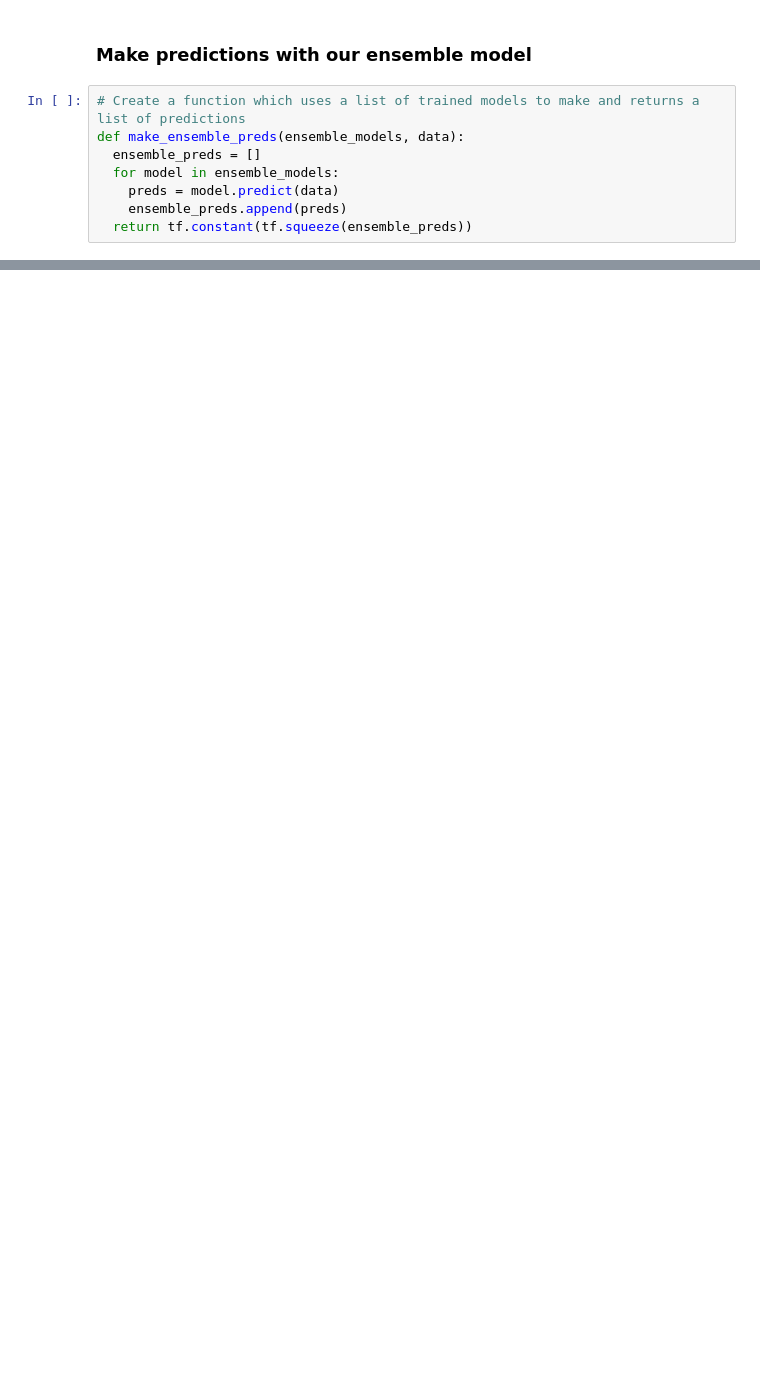
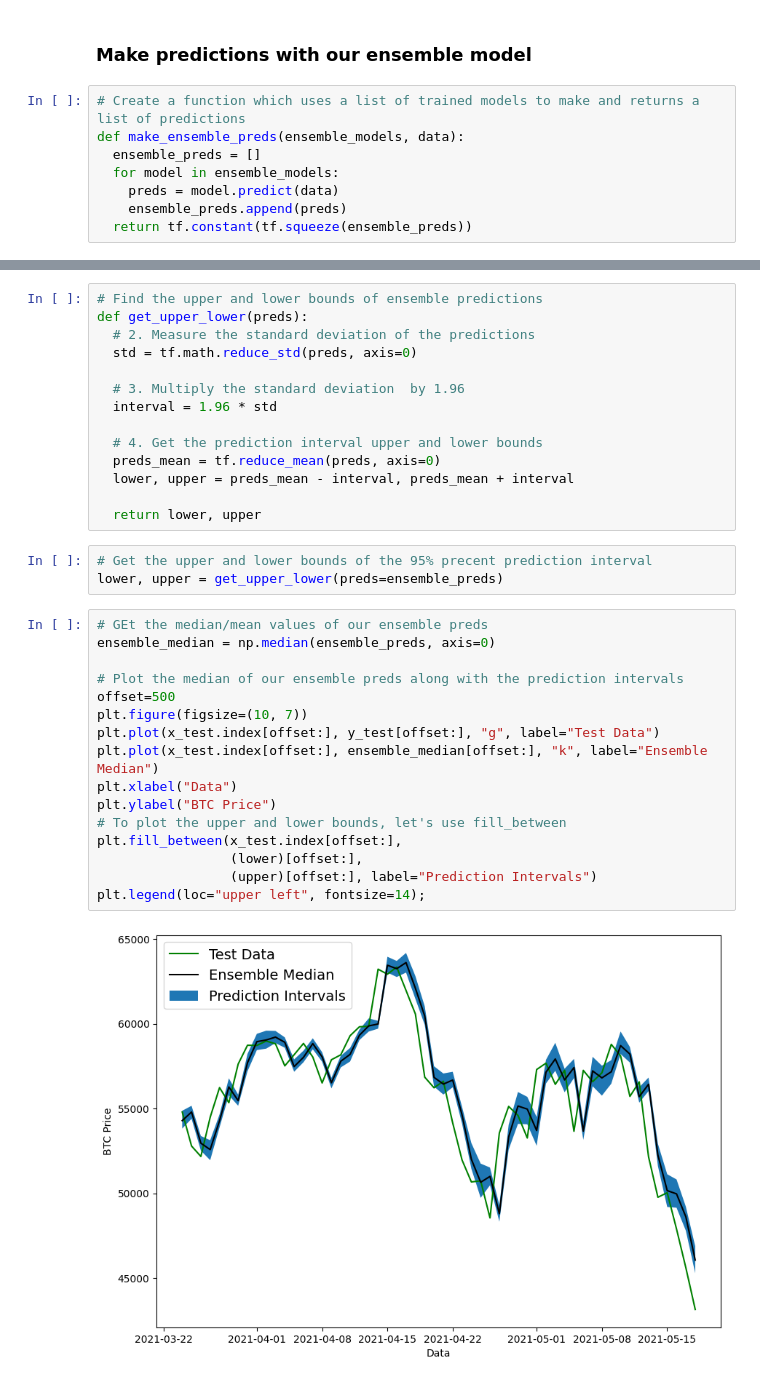
Before and after one commit to Nuthan03/Time-series, a Jupyter notebook: time_series_forecasting.ipynb, the cells around one changed output, grey strips where cells are left out. Drawn from its saved outputs; the diff is of its cells as text; blank space fills up the shorter version.

```diff
--- a/time_series_forecasting.ipynb
+++ b/time_series_forecasting.ipynb
@@ -1870,0 +1885,35 @@ ensemble_results
+# %%
+# Find the upper and lower bounds of ensemble predictions
+def get_upper_lower(preds):
+  # 2. Measure the standard deviation of the predictions
+  std = tf.math.reduce_std(preds, axis=0)
+
+  # 3. Multiply the standard deviation  by 1.96
+  interval = 1.96 * std
+
+  # 4. Get the prediction interval upper and lower bounds
+  preds_mean = tf.reduce_mean(preds, axis=0)
+  lower, upper = preds_mean - interval, preds_mean + interval
+
+  return lower, upper
+# %%
+# Get the upper and lower bounds of the 95% precent prediction interval
+lower, upper = get_upper_lower(preds=ensemble_preds)
+# %%
+# GEt the median/mean values of our ensemble preds
+ensemble_median = np.median(ensemble_preds, axis=0)
+
+# Plot the median of our ensemble preds along with the prediction intervals
+offset=500
+plt.figure(figsize=(10, 7))
+plt.plot(x_test.index[offset:], y_test[offset:], "g", label="Test Data")
+plt.plot(x_test.index[offset:], ensemble_median[offset:], "k", label="Ensemble Median")
+plt.xlabel("Data")
+plt.ylabel("BTC Price")
+# To plot the upper and lower bounds, let's use fill_between
+plt.fill_between(x_test.index[offset:],
+                 (lower)[offset:],
+                 (upper)[offset:], label="Prediction Intervals")
+plt.legend(loc="upper left", fontsize=14);
+# %% [output]
+[figure, added]
```
Also changed, not shown: parts of 54 cells of this notebook.
